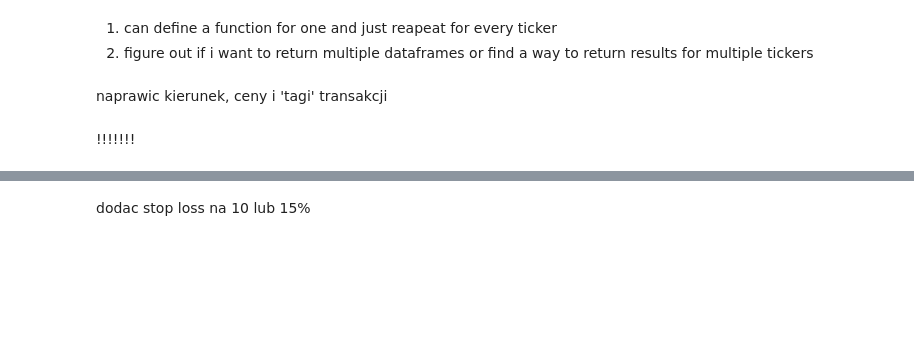
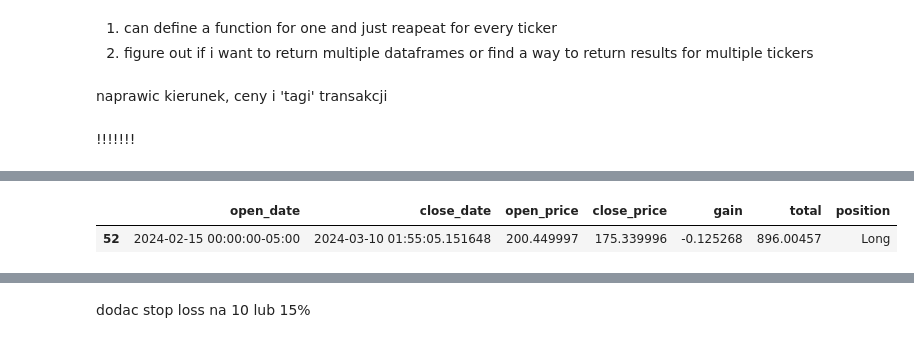
Before and after one commit to mglaz/backtesting, a Jupyter notebook: backtesting.ipynb, the cells around one changed output, grey strips where cells are left out. Cells and saved outputs as stored; diff of their text form; code cells hidden in the pictures; blank space fills up the shorter version.

```diff
--- a/backtesting.ipynb
+++ b/backtesting.ipynb
@@ -369,0 +606,5 @@ results[0]
+# %%
+results_strat1[0].iloc[-1:]
+# %% [output]
+|  | open_date | close_date | open_price | close_price | gain | total | position |
+| 52 | 2024-02-15 00:00:00-05:00 | 2024-03-10 01:55:05.151648 | 200.449997 | 175.339996 | -0.125268 | 896.00457 | Long |
```
Also changed, not shown: parts of 48 cells of this notebook, 3 other files.
